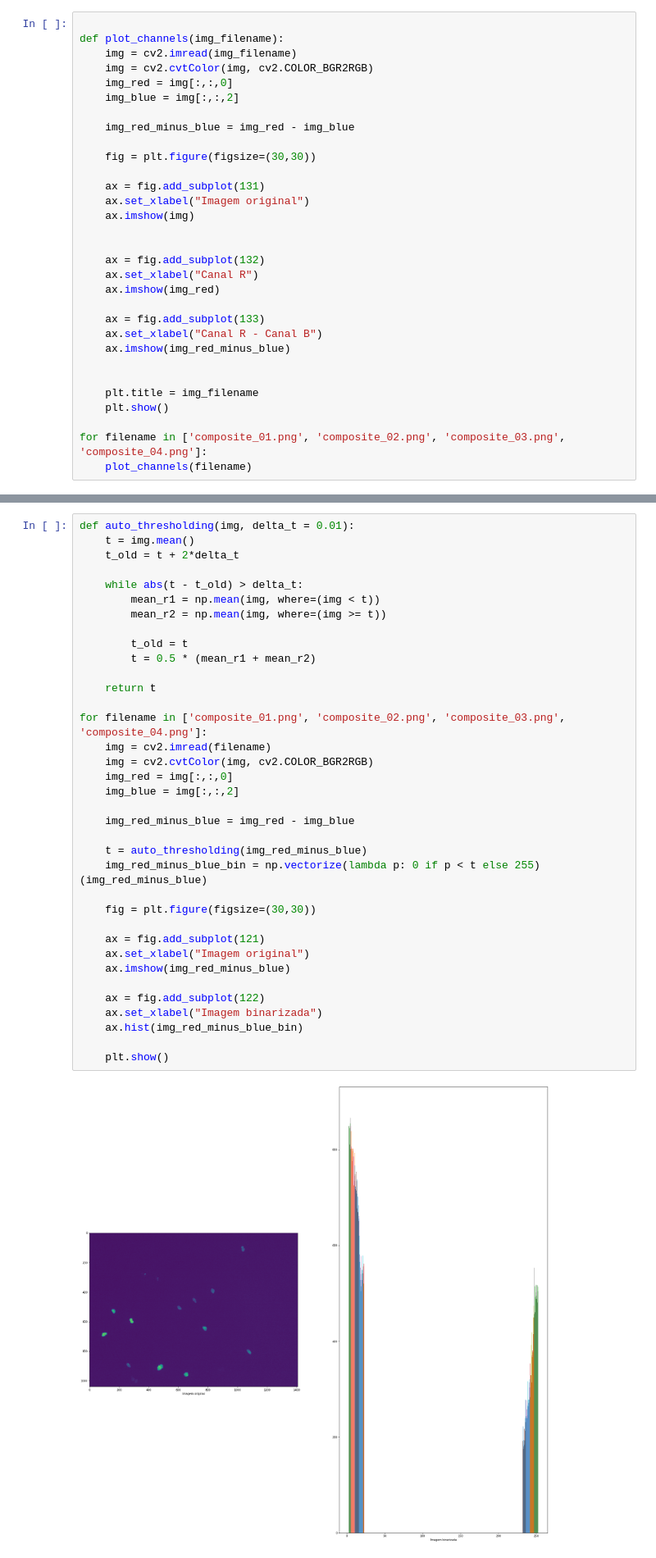
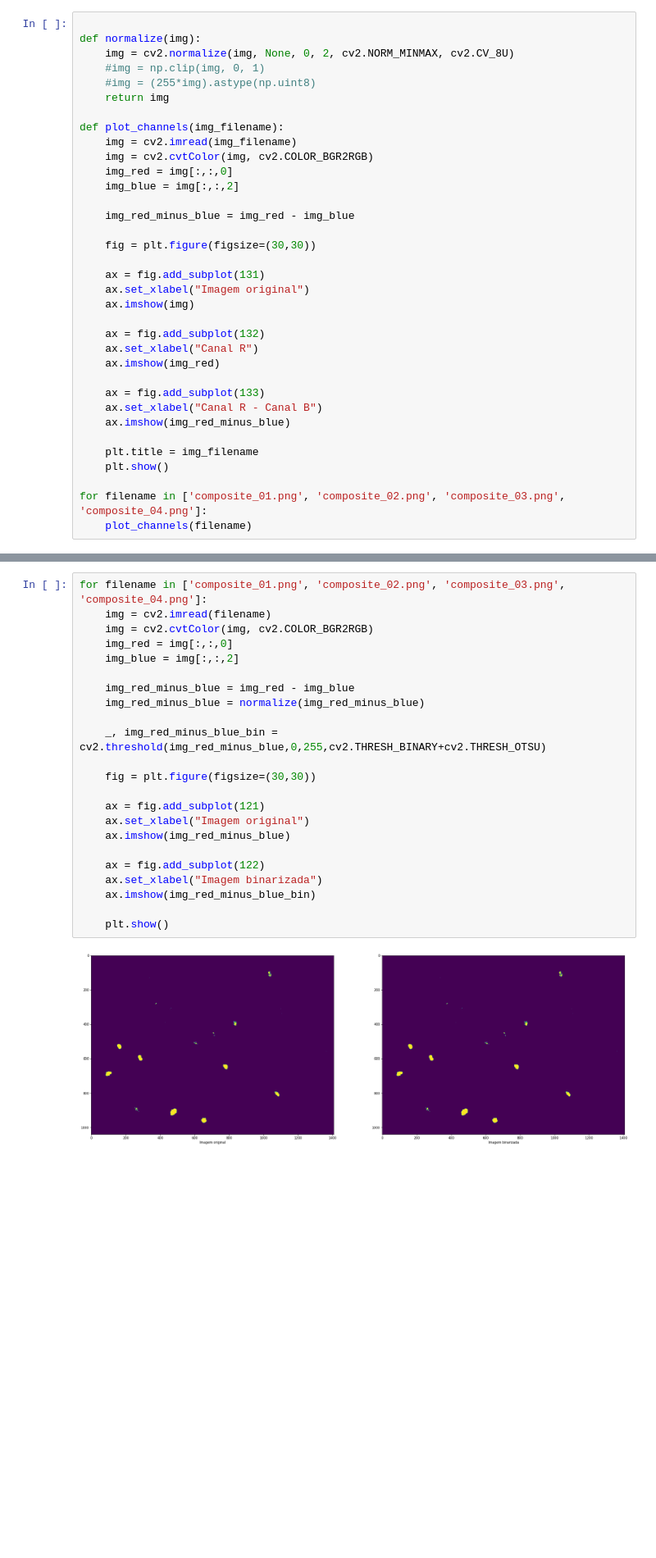
Before and after one commit to Beretta350/counting-cell-kernels, a Jupyter notebook: trabalho1.ipynb, the cells around one changed output, grey strips where cells are left out. Shown at 82% size. Cells and saved outputs as stored; diff of their text form; blank space fills up the shorter version.

```diff
--- a/trabalho1.ipynb
+++ b/trabalho1.ipynb
@@ -7,5 +8,11 @@ from matplotlib import pyplot as plt
 %matplotlib inline
 # %%
+
+def normalize(img):
+    img = cv2.normalize(img, None, 0, 2, cv2.NORM_MINMAX, cv2.CV_8U)
+    #img = np.clip(img, 0, 1)
+    #img = (255*img).astype(np.uint8)
+    return img
 
 def plot_channels(img_filename):
     img = cv2.imread(img_filename)
@@ -21,7 +28,6 @@ def plot_channels(img_filename):
     ax.set_xlabel("Imagem original")
     ax.imshow(img)
 
-
     ax = fig.add_subplot(132)
     ax.set_xlabel("Canal R")
     ax.imshow(img_red)
@@ -30,7 +36,6 @@ def plot_channels(img_filename):
     ax.set_xlabel("Canal R - Canal B")
     ax.imshow(img_red_minus_blue)
 
-
     plt.title = img_filename
     plt.show()
 
@@ -44,38 +112,25 @@ for filename in ['composite_01.png', 'composite_02.png', 'composite_03.png', 'co
 # %%
-def auto_thresholding(img, delta_t = 0.01):
-    t = img.mean()
-    t_old = t + 2*delta_t
-
-    while abs(t - t_old) > delta_t:
-        mean_r1 = np.mean(img, where=(img < t))
-        mean_r2 = np.mean(img, where=(img >= t))
-
-        t_old = t
-        t = 0.5 * (mean_r1 + mean_r2)
-
-    return t
-
 for filename in ['composite_01.png', 'composite_02.png', 'composite_03.png', 'composite_04.png']:
     img = cv2.imread(filename)
     img = cv2.cvtColor(img, cv2.COLOR_BGR2RGB)
     img_red = img[:,:,0]
     img_blue = img[:,:,2]
 
     img_red_minus_blue = img_red - img_blue
+    img_red_minus_blue = normalize(img_red_minus_blue)
 
-    t = auto_thresholding(img_red_minus_blue)
-    img_red_minus_blue_bin = np.vectorize(lambda p: 0 if p < t else 255)(img_red_minus_blue)
+    _, img_red_minus_blue_bin = cv2.threshold(img_red_minus_blue,0,255,cv2.THRESH_BINARY+cv2.THRESH_OTSU)
 
     fig = plt.figure(figsize=(30,30))
 
     ax = fig.add_subplot(121)
     ax.set_xlabel("Imagem original")
     ax.imshow(img_red_minus_blue)
 
     ax = fig.add_subplot(122)
     ax.set_xlabel("Imagem binarizada")
-    ax.hist(img_red_minus_blue_bin)
+    ax.imshow(img_red_minus_blue_bin)
 
     plt.show()
 # %% [output]
-[figure, old version]
+[figure, new version]
```
Also changed, not shown: parts of 3 cells of this notebook.
